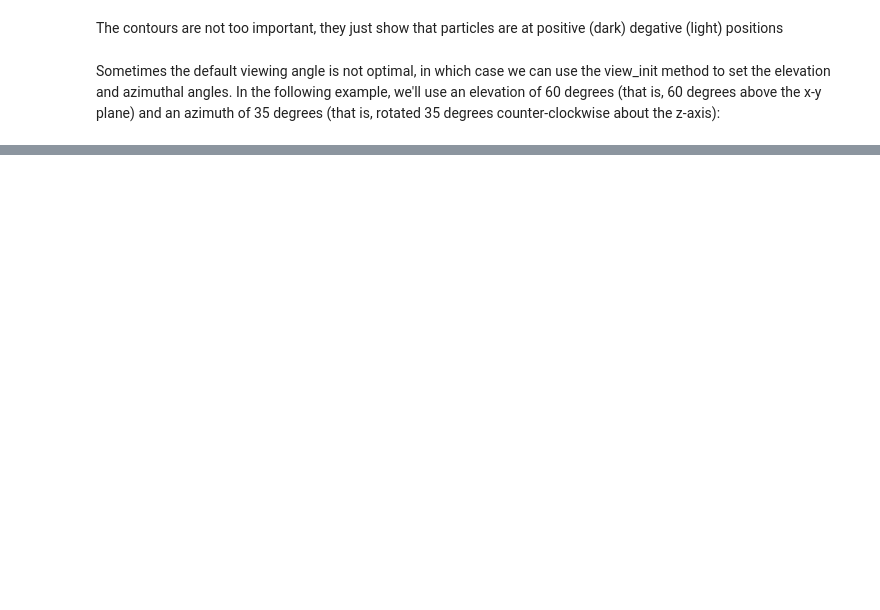
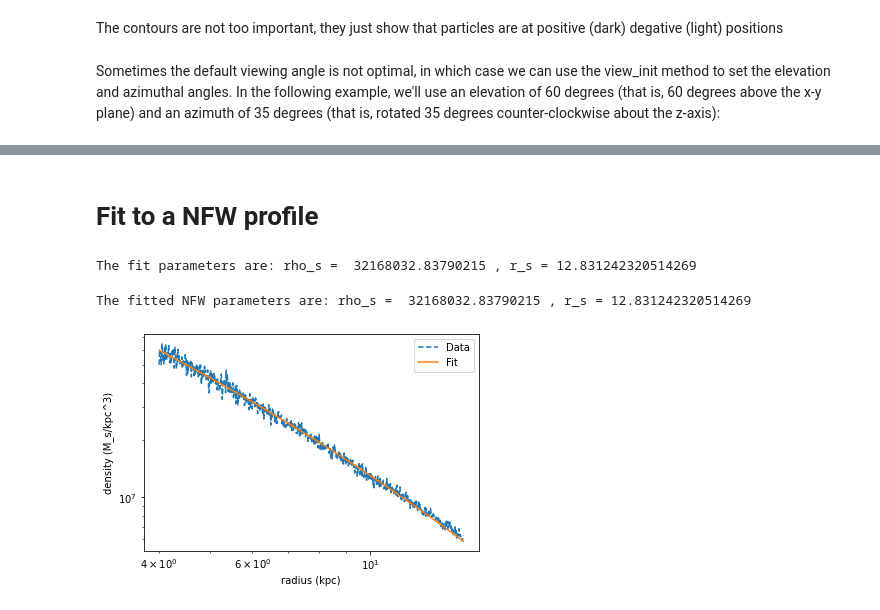
Before and after one commit to EXPLORE-for-students/python-tutorials, a Jupyter notebook: Tutorial 2/Tutorial_2_part_b.ipynb, the cells around one changed output, grey strips where cells are left out. Saved outputs shown, nothing was run; the diff lists cells and outputs as text; code cells hidden in the pictures; blank space fills up the shorter version.

```diff
--- a/Tutorial 2/Tutorial_2_part_b.ipynb
+++ b/Tutorial 2/Tutorial_2_part_b.ipynb
@@ -754,0 +536,6 @@ Do a 3 dimensional plot for the particles linear momentum. Recall the linear mom
+# %% [markdown]
+# Fit to a NFW profile
+# %%
+# Define the objective function
+def rho_NFW(r,rho_s, rs):
+    return rho_s/(r/rs)/(1+r/rs)**2
@@ -754,0 +544,21 @@ Do a 3 dimensional plot for the particles linear momentum. Recall the linear mom
+# %%
+# Do the fit
+par, c_matrix = curve_fit(rho_NFW, r_val_reg, rho_reg )
+#extract the fit parameters
+rho_s_fit, rs_fit =par
+print('The fit parameters are: '"rho_s = ",rho_s_fit,", r_s =", rs_fit)
+# %% [output]
+The fit parameters are: rho_s =  32168032.83790215 , r_s = 12.831242320514269
+# %%
+rho_NFW_fit = rho_NFW(r_val_reg,rho_s_fit, rs_fit)
+# %%
+plt.loglog(r_val_reg,rho_reg,label ="Data",linestyle='dashed')
+plt.loglog(r_val_reg,rho_NFW_fit ,label = "Fit")
+plt.xlabel('radius (kpc)')
+plt.ylabel('density (M_s/kpc^3)')
+plt.legend(loc="upper right")
+print('The fitted NFW parameters are: '"rho_s = ",rho_s_fit,", r_s =", rs_fit)
+plt.show()
+# %% [output]
+The fitted NFW parameters are: rho_s =  32168032.83790215 , r_s = 12.831242320514269
+[figure, added]
```
Also changed, not shown: parts of 210 cells of this notebook.
